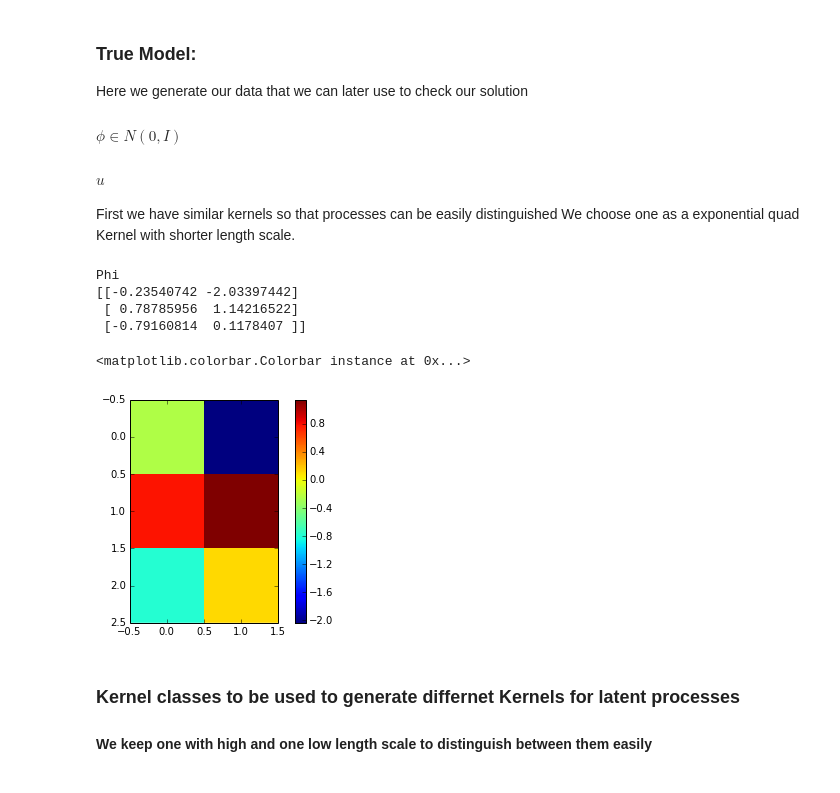
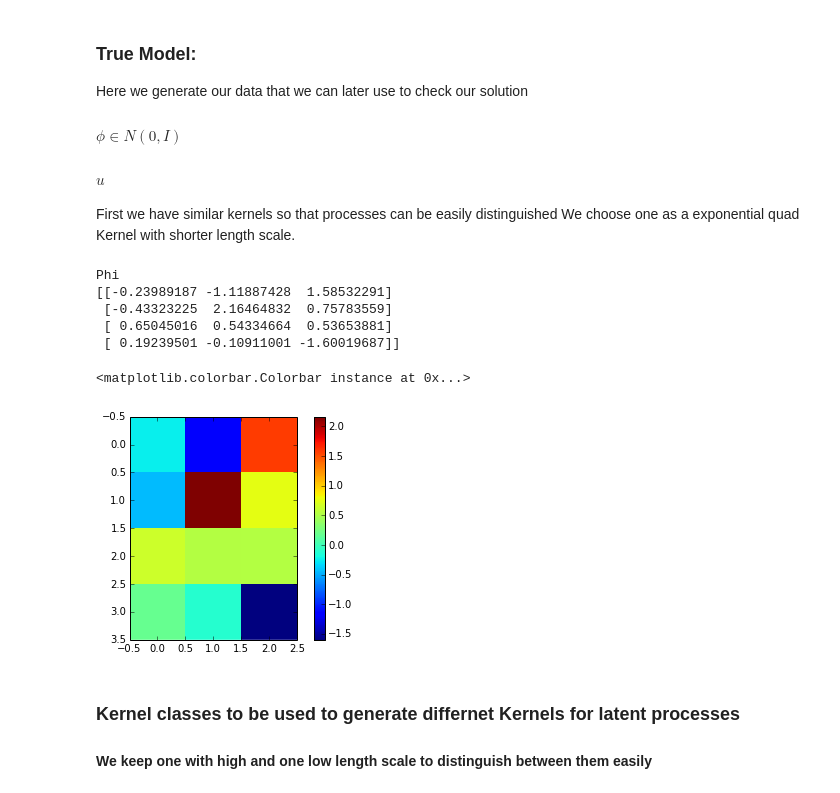
Before and after one commit to sudhNau/Baysian, a Jupyter notebook: SLFM Intro.ipynb, the cells around one changed output. Cells and saved outputs as stored; diff of their text form; code cells hidden in the pictures.

```diff
--- a/SLFM Intro.ipynb
+++ b/SLFM Intro.ipynb
@@ -25,22 +27,23 @@ Here we generate our data that we can later use to check our solution
 First we have similar kernels so that processes can be easily distinguished
 We choose one as a exponential quad Kernel with shorter length scale.
 # %%
-P = 2
-C = 3
-N = 50
+P = 3
+C = 4
+N = 100
 s2 = 0.5
 x = np.linspace(0,N-1,N)
 phi = np.random.normal(loc=0,scale=1,size=(C,P))
 print "Phi\n",phi
 plt.imshow(phi,interpolation='none')
 plt.colorbar()
 # %% [output]
 Phi
-[[-0.23540742 -2.03397442]
- [ 0.78785956  1.14216522]
- [-0.79160814  0.1178407 ]]
+[[-0.23989187 -1.11887428  1.58532291]
+ [-0.43323225  2.16464832  0.75783559]
+ [ 0.65045016  0.54334664  0.53653881]
+ [ 0.19239501 -0.10911001 -1.60019687]]
 <matplotlib.colorbar.Colorbar instance at 0x...>
-[figure, old version]
+[figure, new version]
 # %% [markdown]
 ### Kernel classes to be used to generate differnet Kernels for latent processes
 #### We keep one with high and one low length scale to distinguish between them easily
```
Also changed, not shown: parts of 34 cells of this notebook, 3 other files.
